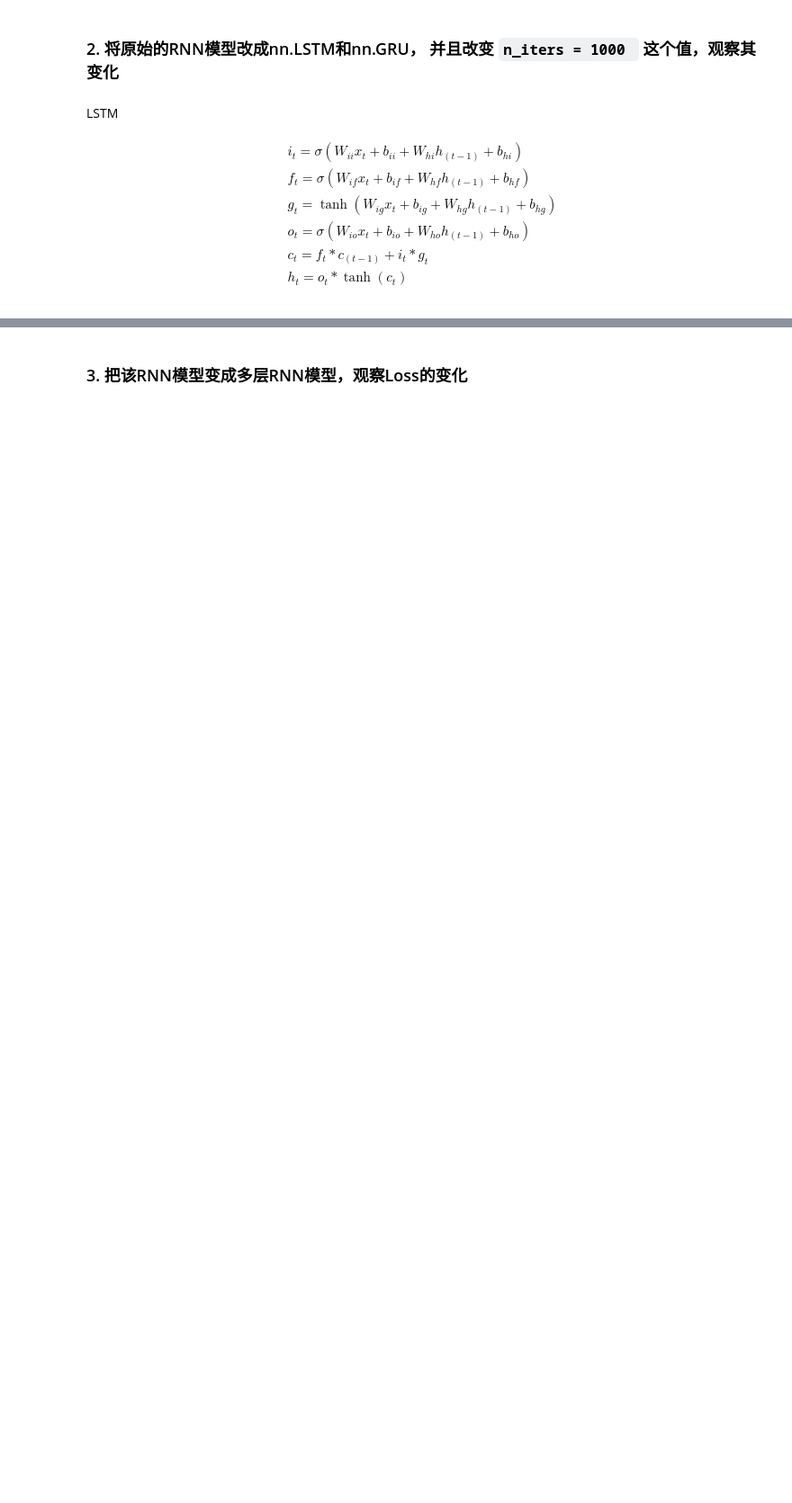
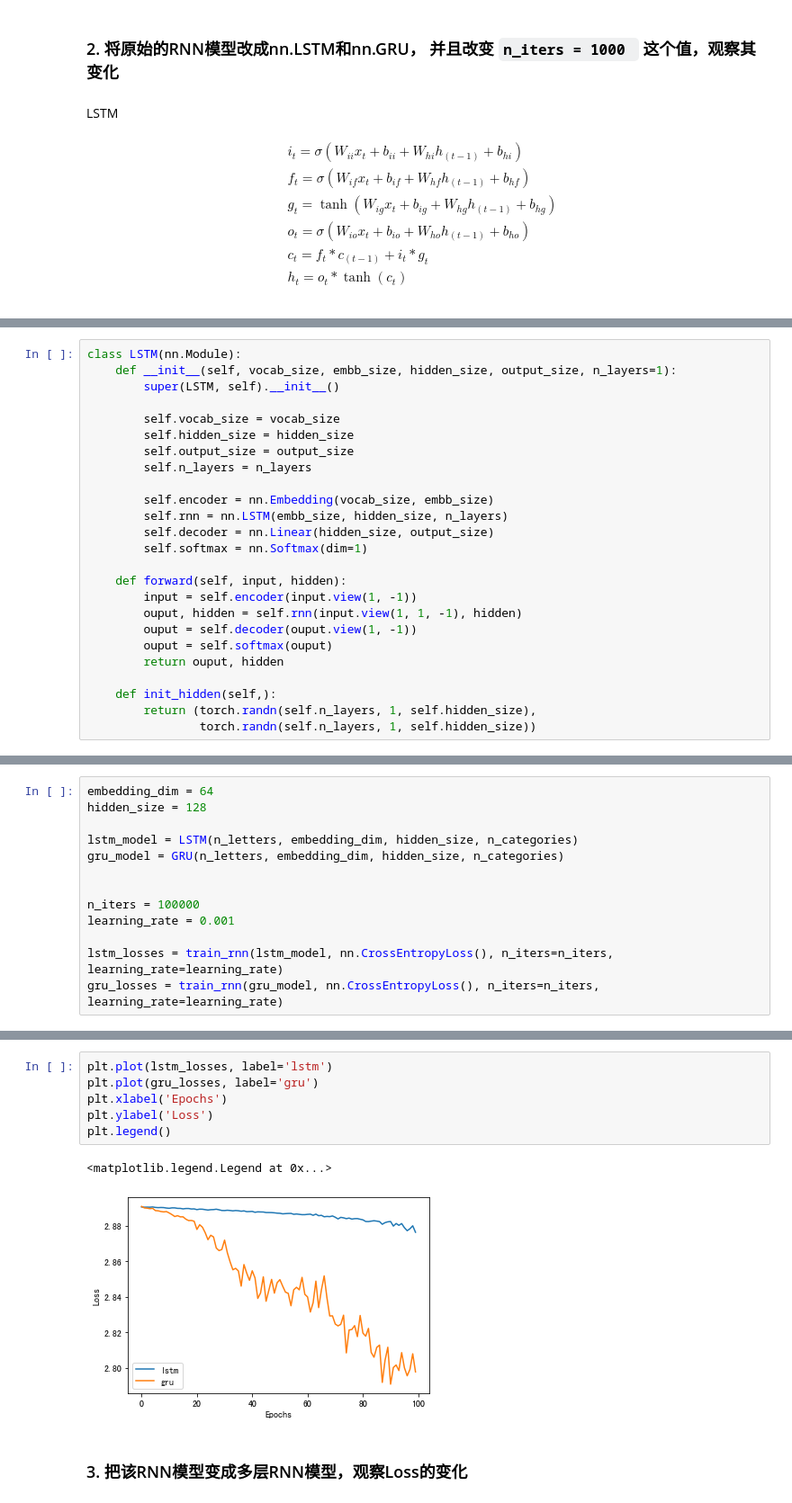
Before and after one commit to hotbaby/kkb, a Jupyter notebook: nlp-2019-autumn/lecture07/Assignment-07.ipynb, the cells around one changed output, grey strips where cells are left out. Shown: that part at 90% size. Drawn from its saved outputs; the diff is of its cells as text; blank space fills up the shorter version.

```diff
--- a/nlp-2019-autumn/lecture07/Assignment-07.ipynb
+++ b/nlp-2019-autumn/lecture07/Assignment-07.ipynb
@@ -596 +669,26 @@ $$\begin{array}{ll} \\
+# %%
+class LSTM(nn.Module):
+    def __init__(self, vocab_size, embb_size, hidden_size, output_size, n_layers=1):
+        super(LSTM, self).__init__()
+
+        self.vocab_size = vocab_size
+        self.hidden_size = hidden_size
+        self.output_size = output_size
+        self.n_layers = n_layers
+
+        self.encoder = nn.Embedding(vocab_size, embb_size)
+        self.rnn = nn.LSTM(embb_size, hidden_size, n_layers)
+        self.decoder = nn.Linear(hidden_size, output_size)
+        self.softmax = nn.Softmax(dim=1)
+
+    def forward(self, input, hidden):
+        input = self.encoder(input.view(1, -1))
+        ouput, hidden = self.rnn(input.view(1, 1, -1), hidden)
+        ouput = self.decoder(ouput.view(1, -1))
+        ouput = self.softmax(ouput)
+        return ouput, hidden
+
+    def init_hidden(self,):
+        return (torch.randn(self.n_layers, 1, self.hidden_size),
+                torch.randn(self.n_layers, 1, self.hidden_size))
 # %%
@@ -625,0 +719,13 @@ RuntimeError: input must have 3 dimensions, got 2
+# %%
+embedding_dim = 64
+hidden_size = 128
+
+lstm_model = LSTM(n_letters, embedding_dim, hidden_size, n_categories)
+gru_model = GRU(n_letters, embedding_dim, hidden_size, n_categories)
+
+
+n_iters = 100000
+learning_rate = 0.001
+
+lstm_losses = train_rnn(lstm_model, nn.CrossEntropyLoss(), n_iters=n_iters, learning_rate=learning_rate)
+gru_losses = train_rnn(gru_model, nn.CrossEntropyLoss(), n_iters=n_iters, learning_rate=learning_rate)
@@ -626,2 +750,11 @@ RuntimeError: input must have 3 dimensions, got 2
+# %%
+plt.plot(lstm_losses, label='lstm')
+plt.plot(gru_losses, label='gru')
+plt.xlabel('Epochs')
+plt.ylabel('Loss')
+plt.legend()
+# %% [output]
+<matplotlib.legend.Legend at 0x...>
+[figure, added]
 # %% [markdown]
 ### 3. 把该RNN模型变成多层RNN模型，观察Loss的变化
```
Also changed, not shown: parts of 34 cells of this notebook, 2 other files.
